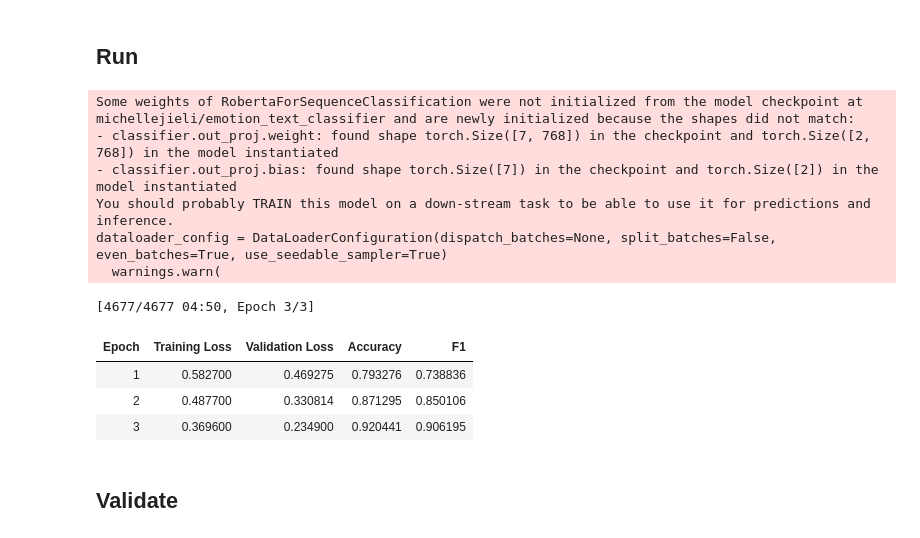
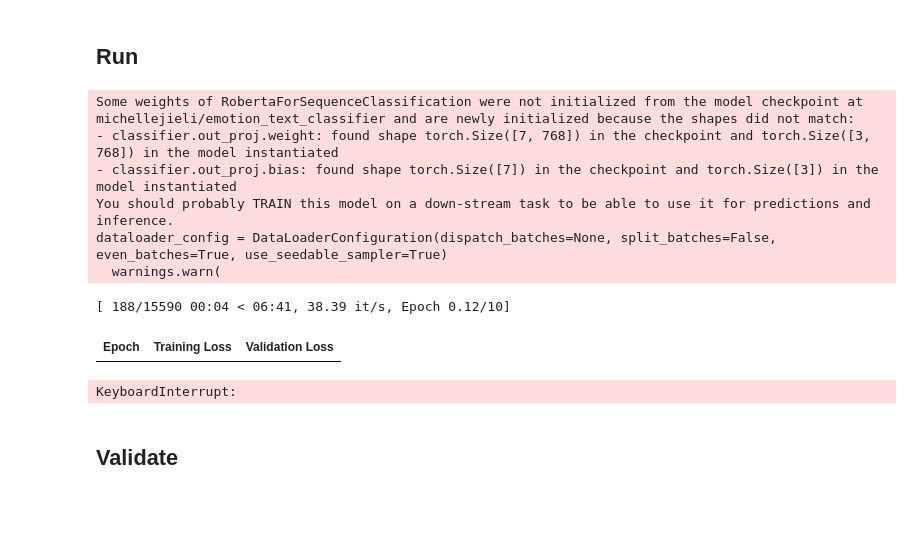
Before and after one commit to japarty/looptune, a Jupyter notebook: Finetuning with Trainer - looped.ipynb, the cells around one changed output. Drawn from its saved outputs; the diff is of its cells as text; code cells hidden in the pictures; blank space fills up the shorter version.

```diff
--- a/Finetuning with Trainer - looped.ipynb
+++ b/Finetuning with Trainer - looped.ipynb
@@ -58,15 +59,16 @@ from transformers.modelcard import parse_log_history
 
 #if list of objects is provided list of all combinations of parameters will be created for running
 params_tested = {'model': ['michellejieli/emotion_text_classifier'],
-                 'num_train_epochs': 3,
+                 'num_train_epochs': 10,
                  'save_strategy': 'epoch', # 'epoch'/'no'
                  'per_device_train_batch_size': 8,
                  'per_device_eval_batch_size': 64,
                  'split': [(80, 10, 10)], #may be tuple of len 2/3, dividing respectively into 2:{train, test} and 3:{train, test, validate}. By default labels are stratified. You may pass "balanced" instead of the last element, number of labels for each class will be
-                 'binary': True
+                 'binary': False
                  }
 
 save_logs = True
+skip_finetuning = False
 
 def ratio_split_tuple(split):
     split_s = sum([i for i in split if isinstance(i, numbers.Integral)])
@@ -220,35 +273,34 @@ def to_binary_classification(x):
 # %%
 # Load PolarIs-Pathos to df
 # source: https://github.com/kaatkaa/PolarIs-Corpora/blob/main/PolarIs-Full-Corpus/PolarIs-Full-Corpus-Pathos/PolarIs-Pathos.xlsx
 if colab:
-  from google.colab import drive
-  drive.mount('/content/drive')
-  data_path = 'drive/MyDrive/master_lm/PolarIs-Pathos.xlsx'
+    from google.colab import drive
+    drive.mount('/content/drive')
+    data_path = 'drive/MyDrive/master_lm/PolarIs-Pathos.xlsx'
 else:
-  data_path = 'data/PolarIs-Pathos.xlsx'
+    data_path = 'data/PolarIs-Pathos.xlsx'
 
 df = pd.read_excel(data_path)
 df['label'] = df[['No_pathos', 'Positive', 'Negative']].idxmax(axis=1)
 df = df.rename(columns={'Sentence':'sentence'})
 
 #run looped
 for train_params in tqdm(train_params_looped):
     run_df = df.copy()
     if train_params['binary']:
         run_df['label'] = run_df['label'].apply(lambda x: to_binary_classification(x))
-    ds, target_map, reversed_target_map, = df_to_ds(run_df, train_params)
-    finetune(train_params, ds, target_map,save_logs)
+    ds, target_map, reversed_target_map, = df_to_ds(run_df, train_params['split'])
+    if not skip_finetuning:
+        finetune(train_params, ds, target_map,save_logs)
 # %% [output]
 Some weights of RobertaForSequenceClassification were not initialized from the model checkpoint at michellejieli/emotion_text_classifier and are newly initialized because the shapes did not match:
-- classifier.out_proj.weight: found shape torch.Size([7, 768]) in the checkpoint and torch.Size([2, 768]) in the model instantiated
-- classifier.out_proj.bias: found shape torch.Size([7]) in the checkpoint and torch.Size([2]) in the model instantiated
+- classifier.out_proj.weight: found shape torch.Size([7, 768]) in the checkpoint and torch.Size([3, 768]) in the model instantiated
+- classifier.out_proj.bias: found shape torch.Size([7]) in the checkpoint and torch.Size([3]) in the model instantiated
 You should probably TRAIN this model on a down-stream task to be able to use it for predictions and inference.
 dataloader_config = DataLoaderConfiguration(dispatch_batches=None, split_batches=False, even_batches=True, use_seedable_sampler=True)
   warnings.warn(
-[4677/4677 04:50, Epoch 3/3]
+[ 188/15590 00:04 < 06:41, 38.39 it/s, Epoch 0.12/10]
-| Epoch | Training Loss | Validation Loss | Accuracy | F1 |
-| 1 | 0.582700 | 0.469275 | 0.793276 | 0.738836 |
-| 2 | 0.487700 | 0.330814 | 0.871295 | 0.850106 |
-| 3 | 0.369600 | 0.234900 | 0.920441 | 0.906195 |
+| Epoch | Training Loss | Validation Loss |
+KeyboardInterrupt:
 # %% [markdown]
 ## Validate
```
Also changed, not shown: parts of 8 cells of this notebook, 2 other files.
